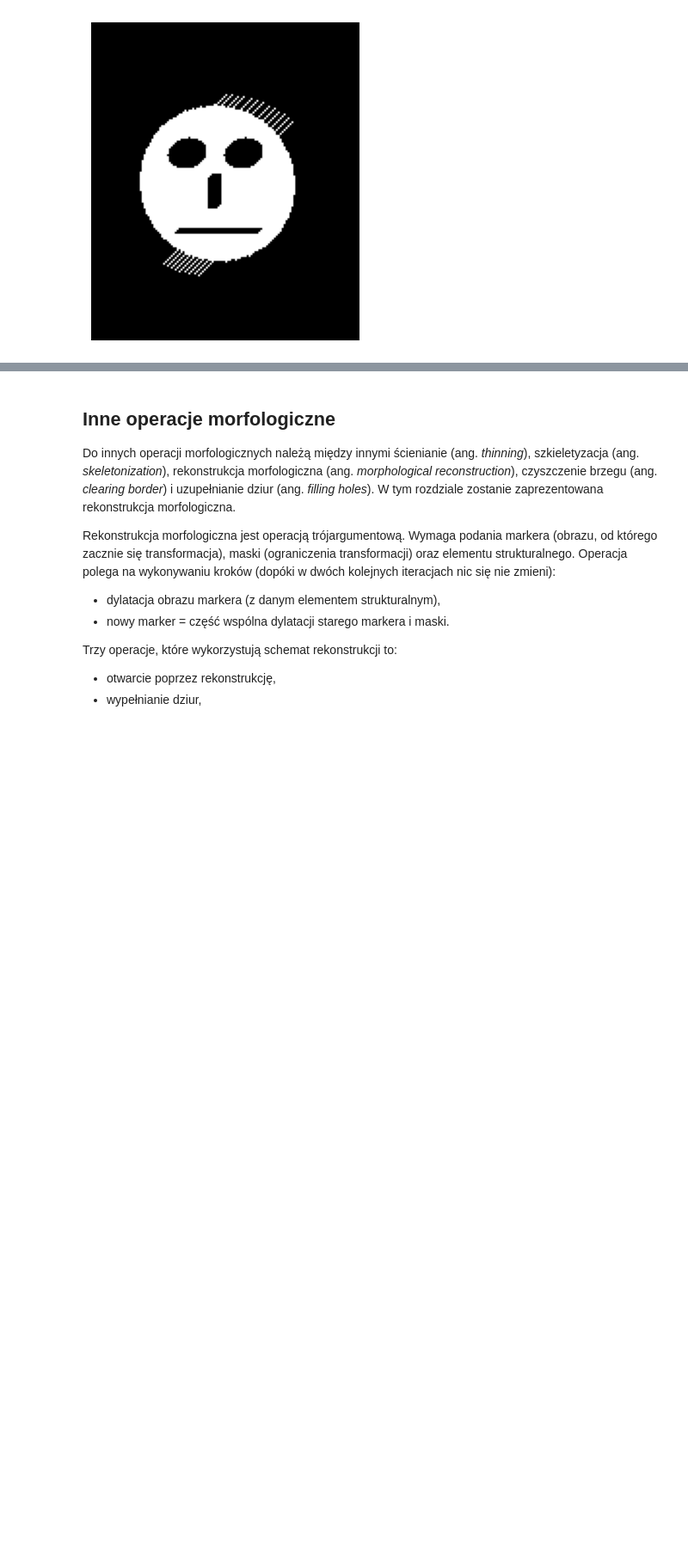
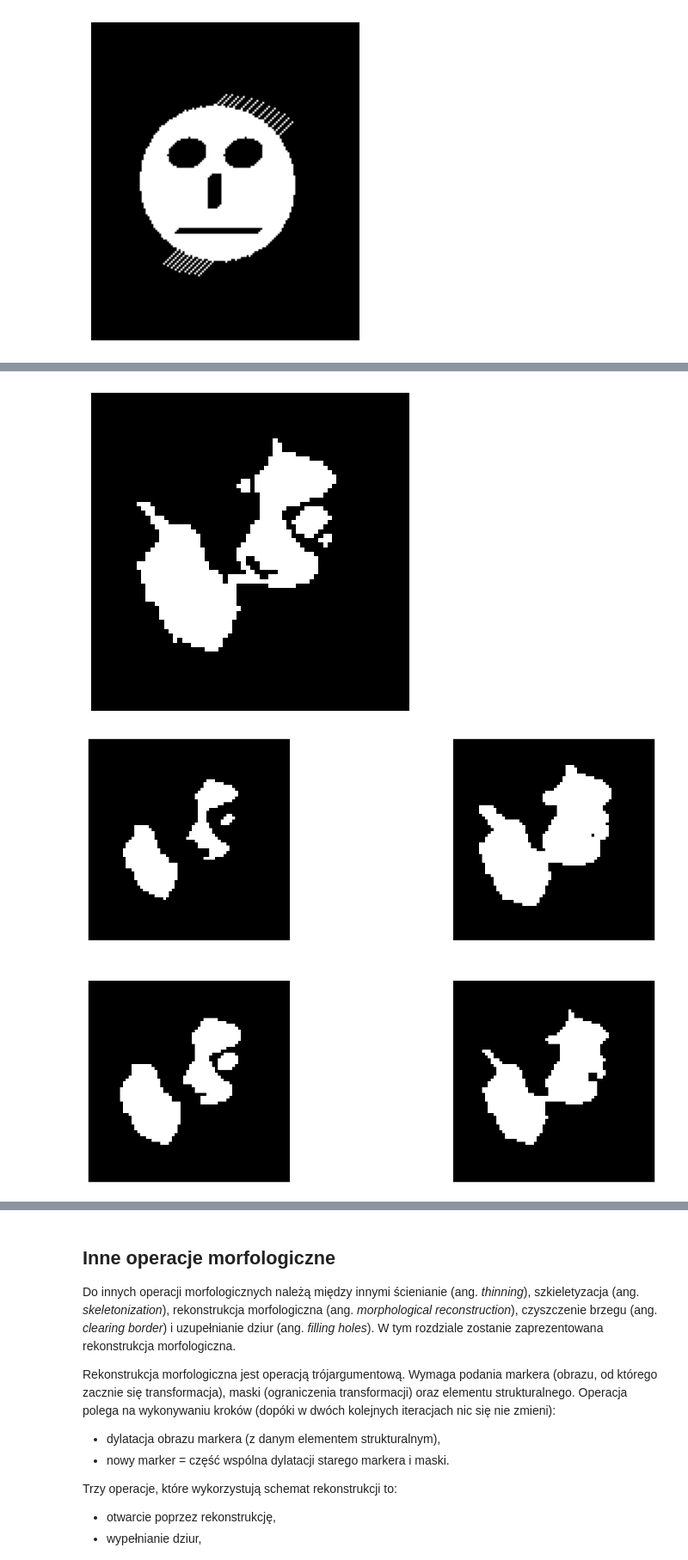
Before and after one commit to JBRS307/WDCPO, a Jupyter notebook: lab7/lab7.ipynb, the cells around one changed output, grey strips where cells are left out. Shown at 86% size. Cells and saved outputs as stored; diff of their text form; code cells hidden in the pictures; blank space fills up the shorter version.

```diff
--- a/lab7/lab7.ipynb
+++ b/lab7/lab7.ipynb
@@ -171,0 +183,13 @@ imshow(buzka_up)
+# %%
+wyspa = cv2.imread("wyspa.bmp", cv2.IMREAD_GRAYSCALE)
+
+wyspa_erode = cv2.erode(wyspa, kernel3_rect)
+wyspa_dilate = cv2.dilate(wyspa, kernel3_rect)
+wyspa_open = cv2.morphologyEx(wyspa, cv2.MORPH_OPEN, kernel3_rect)
+wyspa_close = cv2.morphologyEx(wyspa, cv2.MORPH_CLOSE, kernel3_rect)
+
+imshow(wyspa)
+imshow_subplt((wyspa_erode, wyspa_dilate, wyspa_open, wyspa_close), 2, 2)
+# %% [output]
+[figure, added]
+[figure, added]
```
Also changed, not shown: parts of 8 cells of this notebook.
